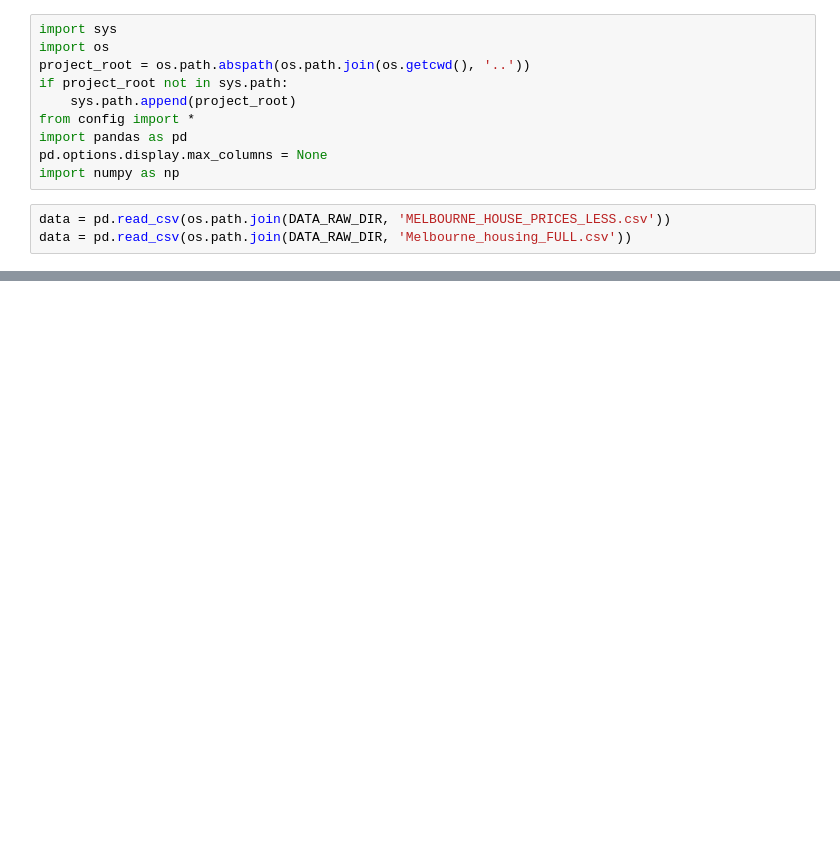
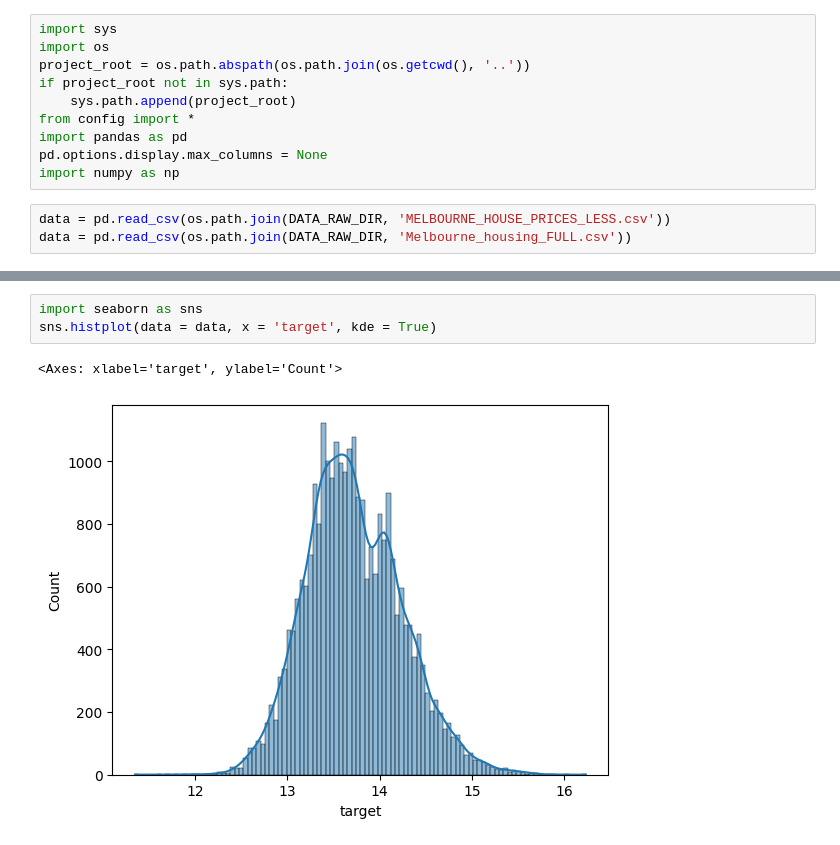
Before and after one commit to carlosrondanp/real_state_analytics-Melbourne, a Jupyter notebook: notebooks/dimensionamiento.ipynb, the cells around one changed output, grey strips where cells are left out. Saved outputs shown, nothing was run; the diff lists cells and outputs as text; blank space fills up the shorter version.

```diff
--- a/notebooks/dimensionamiento.ipynb
+++ b/notebooks/dimensionamiento.ipynb
@@ -53,0 +22,6 @@ data[data.Price.isnull()]
+# %%
+import seaborn as sns
+sns.histplot(data = data, x = 'target', kde = True)
+# %% [output]
+<Axes: xlabel='target', ylabel='Count'>
+[figure, added]
```
Also changed, not shown: parts of 5 cells of this notebook, 2 other files.
